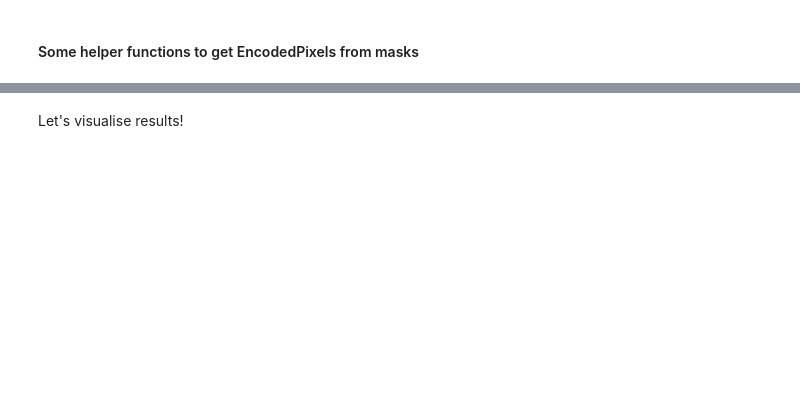
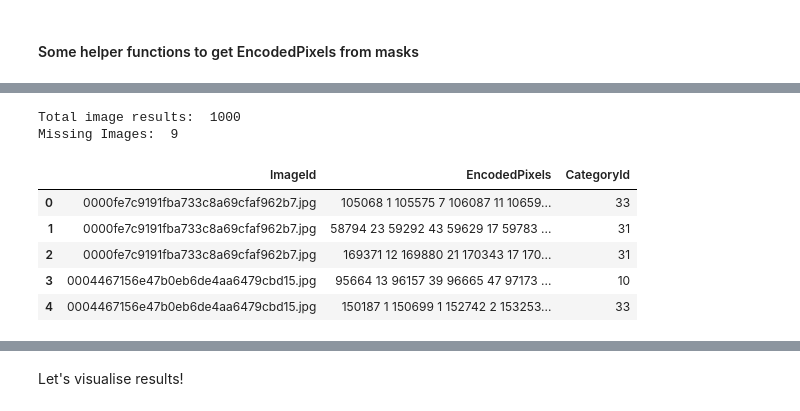
Before and after one commit to Vivikar/int20h_selection, a Jupyter notebook: iMaterialist_INT20TH.ipynb, the cells around one changed output, grey strips where cells are left out. Saved outputs shown, nothing was run; the diff lists cells and outputs as text; code cells hidden in the pictures; blank space fills up the shorter version.

Commit message:
Test run after reviewing

```diff
--- a/iMaterialist_INT20TH.ipynb
+++ b/iMaterialist_INT20TH.ipynb
@@ -339,12 +419,13 @@ num_to_predict = 1000
 # or to select all (~9k)
 # num_to_predict= len(test_idxs)
 # %%
+%%time
+
 # predictions themselves
 
-%%time
 sub_list = []
 missing_count = 0
-for i, row in enumerate(test_image_df.index.values[:num_to_predict]):
+for i, row in enumerate(tqdm(test_image_df.index.values[:num_to_predict])):
 
     image = resize_image(DATA_PATH + '/train/'+ row)
 
@@ -366,6 +450,15 @@ for i, row in enumerate(test_image_df.index.values[:num_to_predict]):
 # %%
-prediction_df = pd.DataFrame(sub_list, columns=sample_df.columns.values)
-print("Total image results: ", submission_df['ImageId'].nunique())
+prediction_df = pd.DataFrame(sub_list, columns=['ImageId', "EncodedPixels", 'CategoryId'])
+print("Total image results: ", prediction_df['ImageId'].nunique())
 print("Missing Images: ", missing_count)
 prediction_df.head()
+# %% [output]
+Total image results:  1000
+Missing Images:  9
+|  | ImageId | EncodedPixels | CategoryId |
+| 0 | 0000fe7c9191fba733c8a69cfaf962b7.jpg | 105068 1 105575 7 106087 11 10659... | 33 |
+| 1 | 0000fe7c9191fba733c8a69cfaf962b7.jpg | 58794 23 59292 43 59629 17 59783 ... | 31 |
+| 2 | 0000fe7c9191fba733c8a69cfaf962b7.jpg | 169371 12 169880 21 170343 17 170... | 31 |
+| 3 | 0004467156e47b0eb6de4aa6479cbd15.jpg | 95664 13 96157 39 96665 47 97173 ... | 10 |
+| 4 | 0004467156e47b0eb6de4aa6479cbd15.jpg | 150187 1 150699 1 152742 2 153253... | 33 |
 # %%
```
Also changed, not shown: parts of 19 cells of this notebook, 1 other file.
